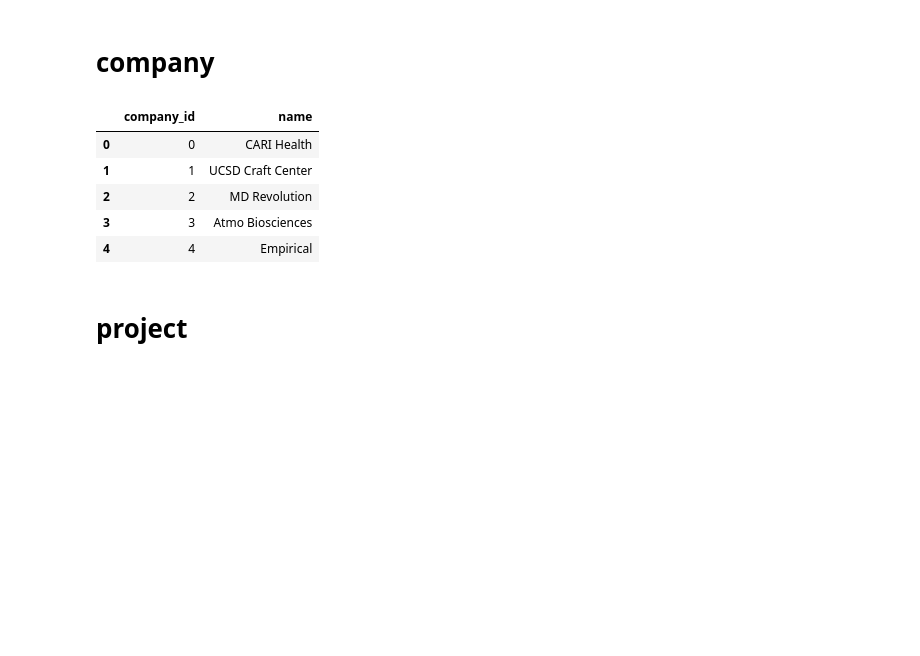
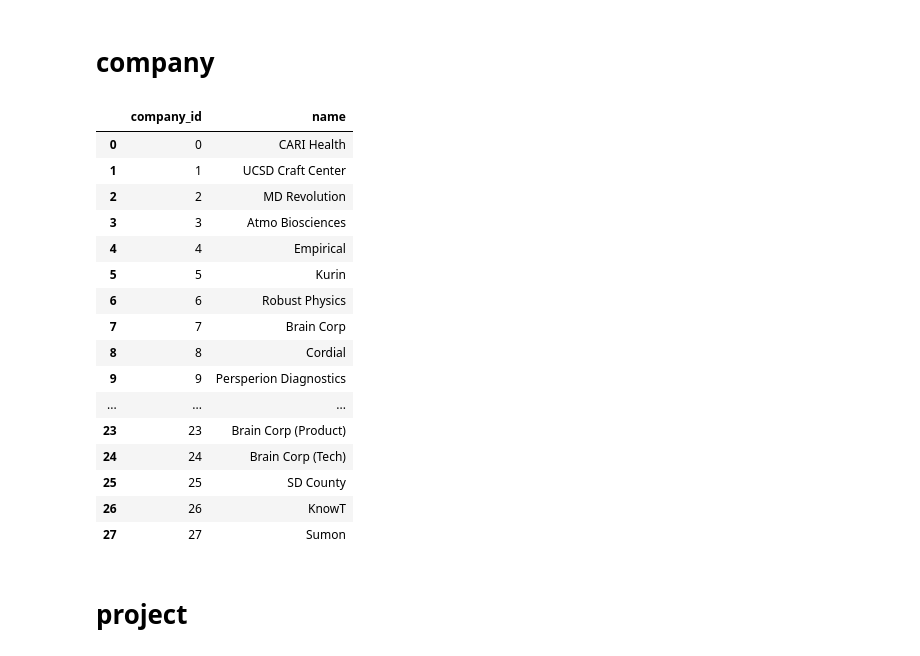
Before and after one commit to itsgeorgema/tcgdashboard, a Jupyter notebook: data_cleaning/clean.ipynb, the cells around one changed output. Cells and saved outputs as stored; diff of their text form; code cells hidden in the pictures; blank space fills up the shorter version.

```diff
--- a/data_cleaning/clean.ipynb
+++ b/data_cleaning/clean.ipynb
@@ -88,4 +88,5 @@ actives_df = pd.read_csv(os.getenv('ACTIVES_SHEET_URL'))
 attendance_df = pd.read_csv(os.getenv('ATTENDANCE_URL'))
 membership_df = pd.read_csv(os.getenv('MEMBERSHIP_URL'))
 # %%
-projects_df
+projects_df['Quarter'] = projects_df['Quarter'].apply(lambda x: ("SU" + x[1:]) if isinstance(x, str) and x.startswith("S") and x[1:].isdigit() else x
+)
@@ -125,20 +115,53 @@ projects_df['nda'] = projects_df['nda'].apply(lambda x: True if x == "Yes" else
 # %%
-unique_companies = projects_df['company'].unique()
-companies_range = range(len(projects_df['company'].unique()))
+import re
+import pandas as pd
+
+# 1. Identify rows that contain "brain corp" (case-insensitive)
+is_brain_corp = projects_df['company'].str.contains(r"brain\s*corp", case=False, na=False)
+
+# 2. Clean company names (remove parentheses + inside), EXCEPT brain corp
+cleaned_company = projects_df['company'].copy()
+
+cleaned_company[~is_brain_corp] = (
+    cleaned_company[~is_brain_corp]
+    .str.replace(r"\s*\(.*?\)", "", regex=True)
+    .str.strip()
+)
+
+# 3. Build unique company mapping *from cleaned names*
+unique_companies = cleaned_company.unique()
+companies_range = range(len(unique_companies))
 company_inds = dict(zip(unique_companies, companies_range))
-companies_df = pd.DataFrame({"company_id": companies_range, "name": unique_companies})
 
-projects_df['company'] = projects_df['company'].replace(company_inds)
+# 4. Apply mapping back to projects_df (brain corp keeps its cleaned name)
+projects_df['company'] = cleaned_company.replace(company_inds)
+
+# 5. Construct companies_df lookup table
+companies_df = pd.DataFrame({
+    "company_id": companies_range,
+    "name": unique_companies
+})
 # %% [markdown]
 # company
 # %%
-companies_df.head()
+companies_df
 # %% [output]
 |  | company_id | name |
 | 0 | 0 | CARI Health |
 | 1 | 1 | UCSD Craft Center |
 | 2 | 2 | MD Revolution |
 | 3 | 3 | Atmo Biosciences |
 | 4 | 4 | Empirical |
+| 5 | 5 | Kurin |
+| 6 | 6 | Robust Physics |
+| 7 | 7 | Brain Corp |
+| 8 | 8 | Cordial |
+| 9 | 9 | Persperion Diagnostics |
+| ... | ... | ... |
+| 23 | 23 | Brain Corp (Product) |
+| 24 | 24 | Brain Corp (Tech) |
+| 25 | 25 | SD County |
+| 26 | 26 | KnowT |
+| 27 | 27 | Sumon |
 # %% [markdown]
 # project
```
Also changed, not shown: parts of 15 cells of this notebook, 3 other files.
